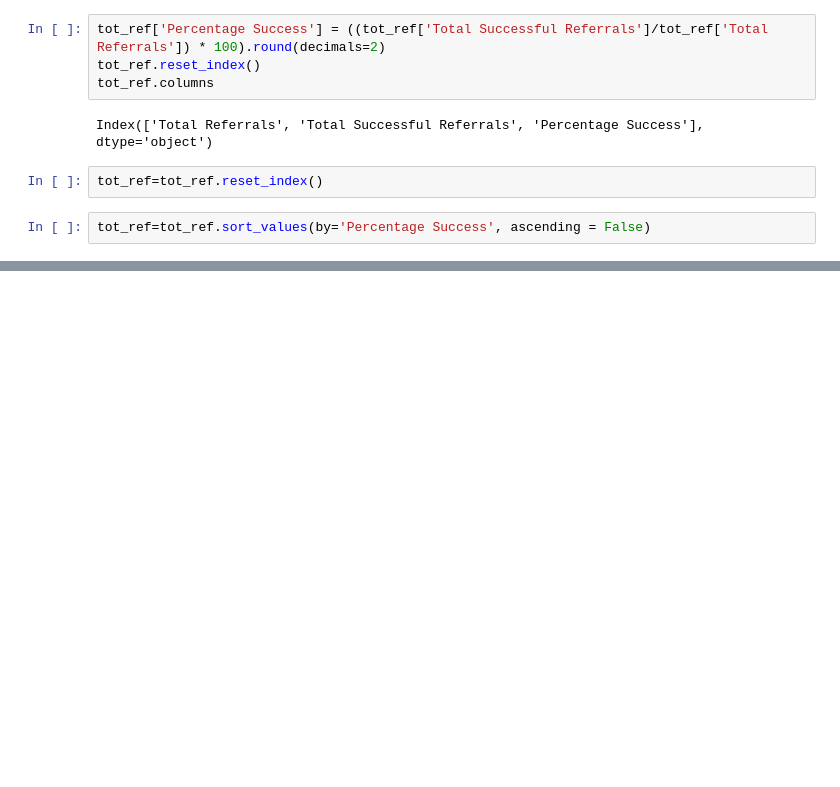
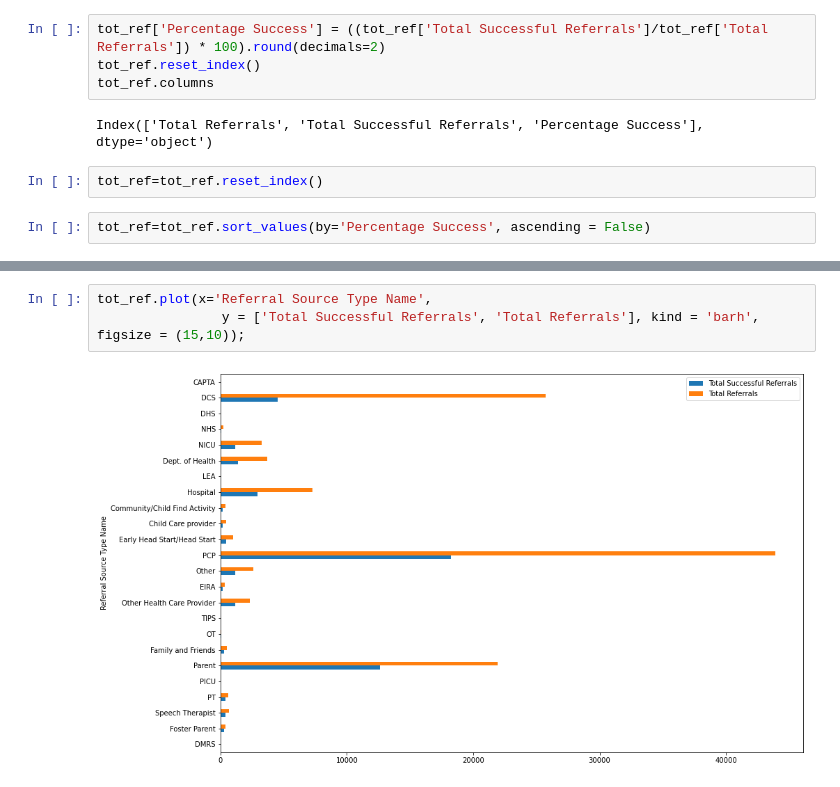
Before and after one commit to MylahKate/teis_project-scar, a Jupyter notebook: notebook/teis_q2.ipynb, the cells around one changed output, grey strips where cells are left out. Saved outputs shown, nothing was run; the diff lists cells and outputs as text; blank space fills up the shorter version.

```diff
--- a/notebook/teis_q2.ipynb
+++ b/notebook/teis_q2.ipynb
@@ -187,0 +250,5 @@ NameError: name 'x' is not defined
+# %%
+tot_ref.plot(x='Referral Source Type Name',
+                y = ['Total Successful Referrals', 'Total Referrals'], kind = 'barh', figsize = (15,10));
+# %% [output]
+[figure, added]
```
Also changed, not shown: parts of 7 cells of this notebook, 1 other file.
